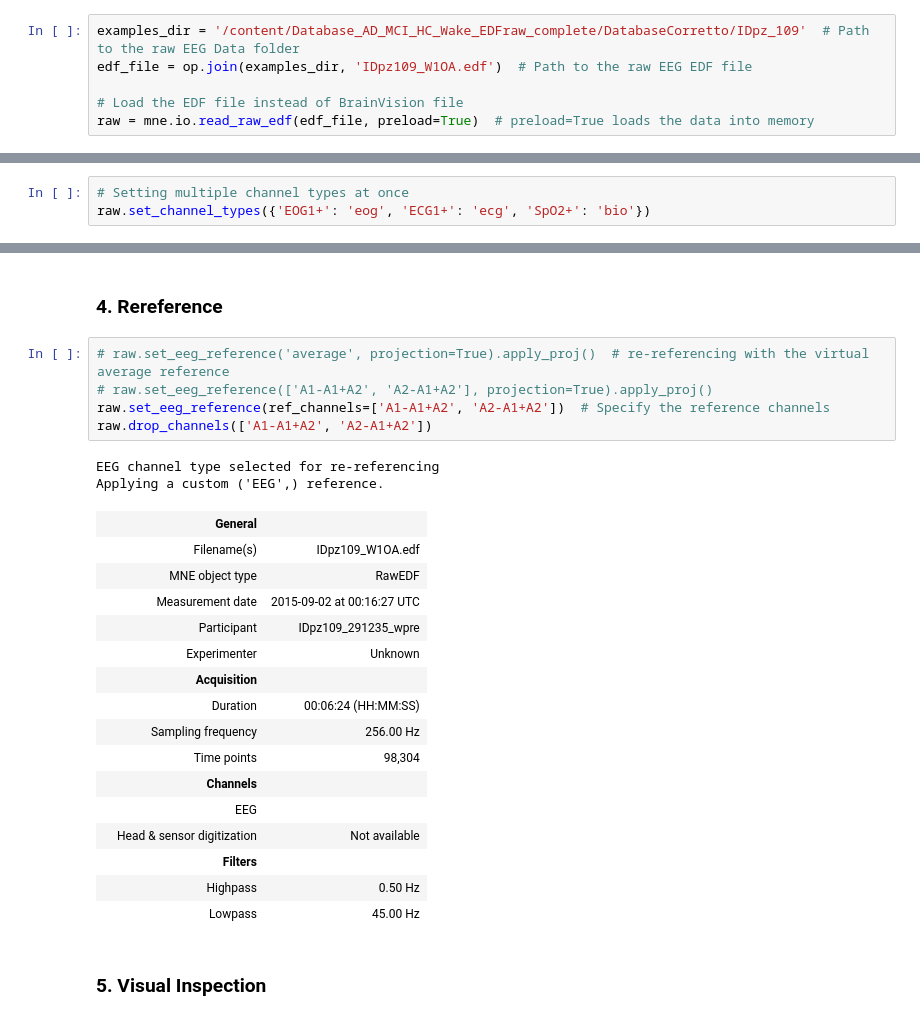
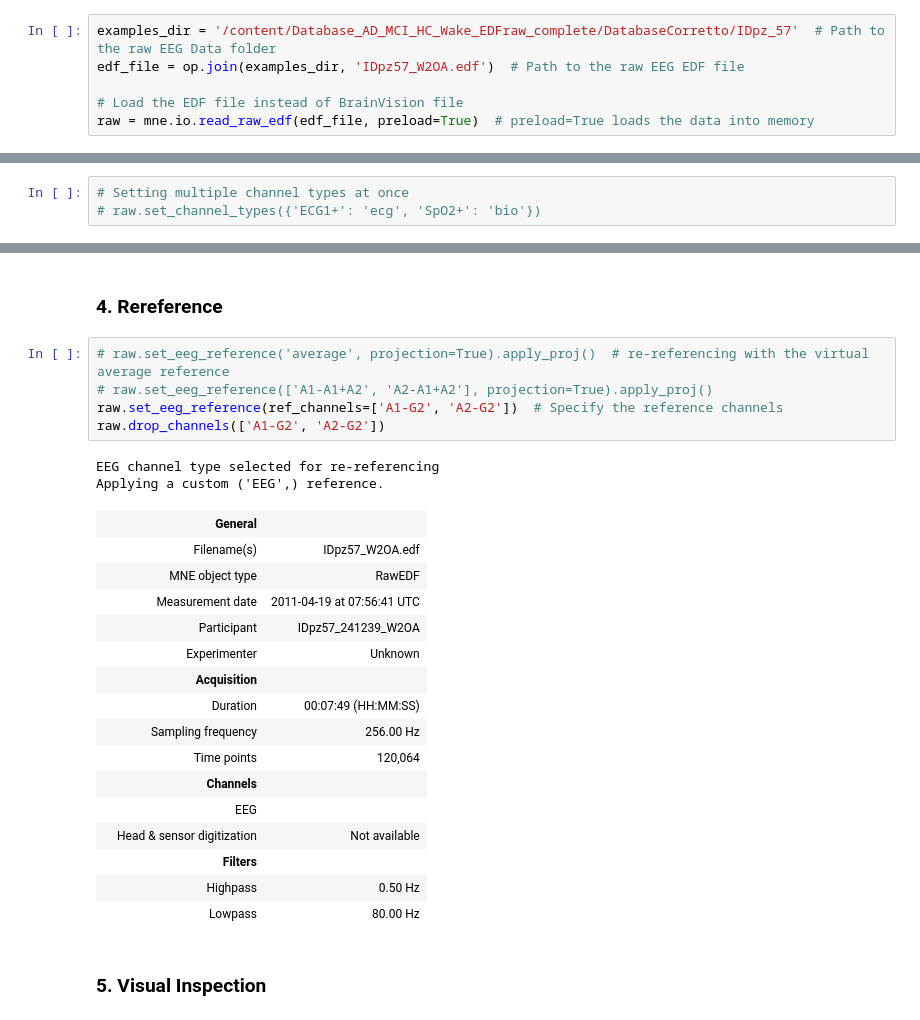
Before and after one commit to abdipourasl/Alzheimer, a Jupyter notebook: MNE_Preprocessing_(1).ipynb, the cells around one changed output, grey strips where cells are left out. Drawn from its saved outputs; the diff is of its cells as text.

```diff
--- a/MNE_Preprocessing_(1).ipynb
+++ b/MNE_Preprocessing_(1).ipynb
@@ -52,8 +52,8 @@ zip_path = '/content/drive/MyDrive/Alzheimer 2/Database_AD_MCI_HC_Wake_EDFraw_co
 with zipfile.ZipFile(zip_path, 'r') as zip_ref:
     zip_ref.extractall('/content/')  # Specify your destination folder
 # %%
-examples_dir = '/content/Database_AD_MCI_HC_Wake_EDFraw_complete/DatabaseCorretto/IDpz_109'  # Path to the raw EEG Data folder
-edf_file = op.join(examples_dir, 'IDpz109_W1OA.edf')  # Path to the raw EEG EDF file
+examples_dir = '/content/Database_AD_MCI_HC_Wake_EDFraw_complete/DatabaseCorretto/IDpz_57'  # Path to the raw EEG Data folder
+edf_file = op.join(examples_dir, 'IDpz57_W2OA.edf')  # Path to the raw EEG EDF file
 
 # Load the EDF file instead of BrainVision file
 raw = mne.io.read_raw_edf(edf_file, preload=True)  # preload=True loads the data into memory
@@ -71,3 +71,3 @@ print(raw.info['ch_names'])
 # %%
 # Setting multiple channel types at once
-raw.set_channel_types({'EOG1+': 'eog', 'ECG1+': 'ecg', 'SpO2+': 'bio'})
+# raw.set_channel_types({'ECG1+': 'ecg', 'SpO2+': 'bio'})
@@ -177,27 +185,27 @@ Designing a one-pass, zero-phase, non-causal bandpass filter:
 # %%
 # raw.set_eeg_reference('average', projection=True).apply_proj()  # re-referencing with the virtual average reference
 # raw.set_eeg_reference(['A1-A1+A2', 'A2-A1+A2'], projection=True).apply_proj()
-raw.set_eeg_reference(ref_channels=['A1-A1+A2', 'A2-A1+A2'])  # Specify the reference channels
-raw.drop_channels(['A1-A1+A2', 'A2-A1+A2'])
+raw.set_eeg_reference(ref_channels=['A1-G2', 'A2-G2'])  # Specify the reference channels
+raw.drop_channels(['A1-G2', 'A2-G2'])
 # %% [output]
 EEG channel type selected for re-referencing
 Applying a custom ('EEG',) reference.
 |  | General |  |
-|  | Filename(s) | IDpz109_W1OA.edf |
+|  | Filename(s) | IDpz57_W2OA.edf |
 |  | MNE object type | RawEDF |
-|  | Measurement date | 2015-09-02 at 00:16:27 UTC |
-|  | Participant | IDpz109_291235_wpre |
+|  | Measurement date | 2011-04-19 at 07:56:41 UTC |
+|  | Participant | IDpz57_241239_W2OA |
 |  | Experimenter | Unknown |
 |  | Acquisition |  |
-|  | Duration | 00:06:24 (HH:MM:SS) |
+|  | Duration | 00:07:49 (HH:MM:SS) |
 |  | Sampling frequency | 256.00 Hz |
-|  | Time points | 98,304 |
+|  | Time points | 120,064 |
 |  | Channels |  |
 |  | EEG |  |
 |  | Head & sensor digitization | Not available |
 |  | Filters |  |
 |  | Highpass | 0.50 Hz |
-|  | Lowpass | 45.00 Hz |
+|  | Lowpass | 80.00 Hz |
 # %% [markdown]
 ### 5. Visual Inspection
 # %% [markdown]
```
Also changed, not shown: parts of 20 cells of this notebook.
